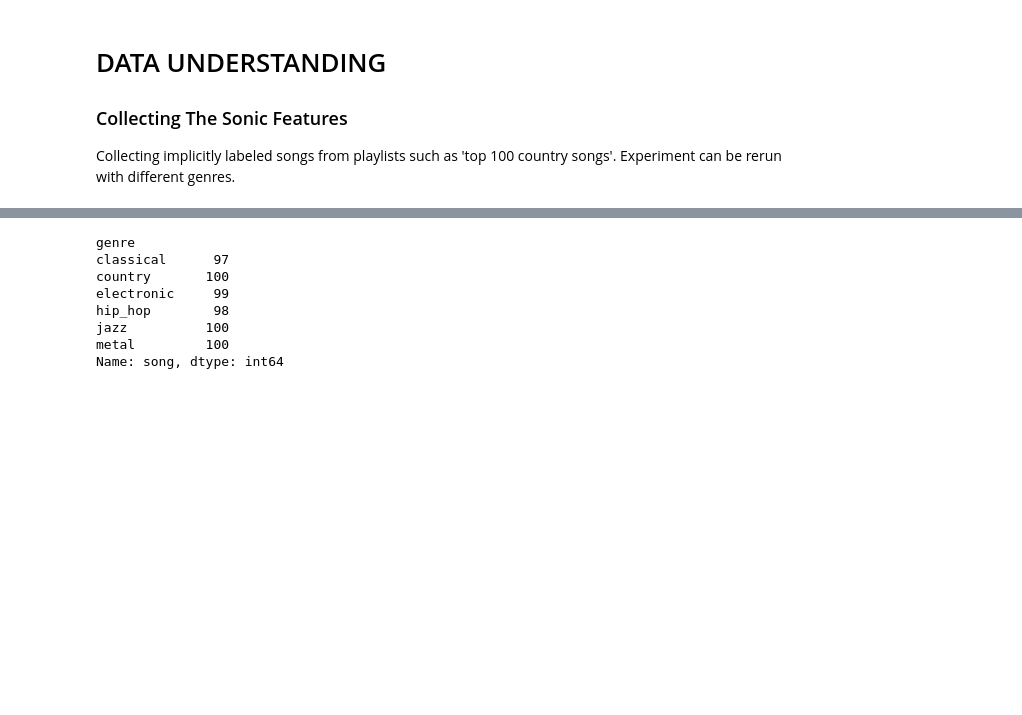
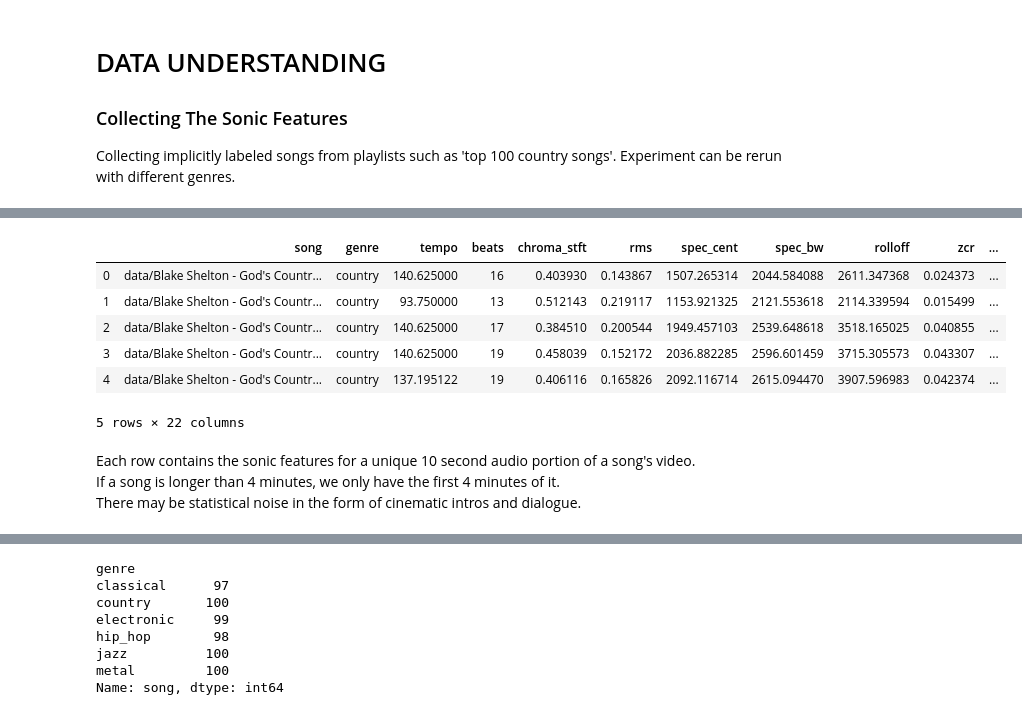
Before and after one commit to Patrickbfuller/classify_genre, a Jupyter notebook: genres.ipynb, the cells around one changed output, grey strips where cells are left out. Saved outputs shown, nothing was run; the diff lists cells and outputs as text; code cells hidden in the pictures; blank space fills up the shorter version.

```diff
--- a/genres.ipynb
+++ b/genres.ipynb
@@ -42,2 +25,16 @@ import pandas as pd
 # %%
 df = pd.read_json('data/genre_features.json', lines=True)
+# %%
+df.head()
+# %% [output]
+|  | song | genre | tempo | beats | chroma_stft | rms | spec_cent | spec_bw | rolloff | zcr | ... |
+| 0 | data/Blake Shelton - God's Countr... | country | 140.625000 | 16 | 0.403930 | 0.143867 | 1507.265314 | 2044.584088 | 2611.347368 | 0.024373 | ... |
+| 1 | data/Blake Shelton - God's Countr... | country | 93.750000 | 13 | 0.512143 | 0.219117 | 1153.921325 | 2121.553618 | 2114.339594 | 0.015499 | ... |
+| 2 | data/Blake Shelton - God's Countr... | country | 140.625000 | 17 | 0.384510 | 0.200544 | 1949.457103 | 2539.648618 | 3518.165025 | 0.040855 | ... |
+| 3 | data/Blake Shelton - God's Countr... | country | 140.625000 | 19 | 0.458039 | 0.152172 | 2036.882285 | 2596.601459 | 3715.305573 | 0.043307 | ... |
+| 4 | data/Blake Shelton - God's Countr... | country | 137.195122 | 19 | 0.406116 | 0.165826 | 2092.116714 | 2615.094470 | 3907.596983 | 0.042374 | ... |
+5 rows × 22 columns
+# %% [markdown]
+Each row contains the sonic features for a unique 10 second audio portion of a song's video.
+If a song is longer than 4 minutes, we only have the first 4 minutes of it.
+There may be statistical noise in the form of cinematic intros and dialogue.
```
Also changed, not shown: parts of 16 cells of this notebook.
